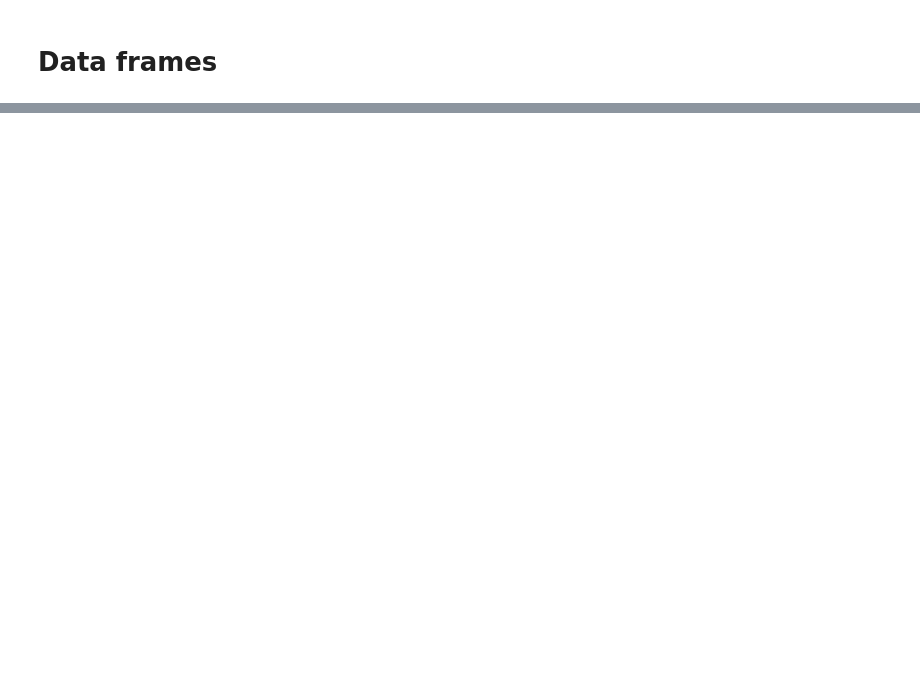
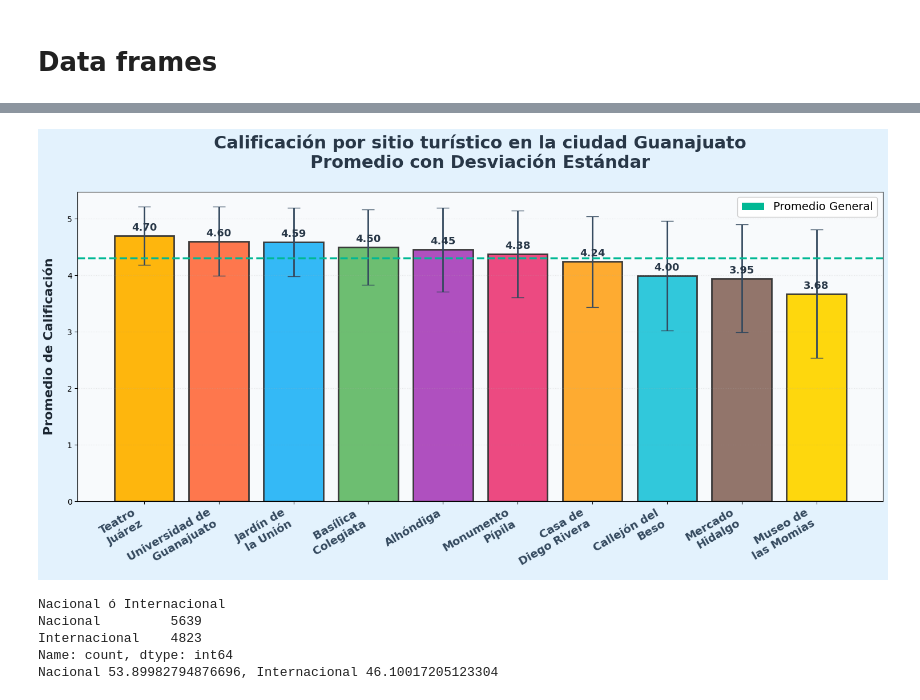
Before and after one commit to Seikened/semestre_IV, a Jupyter notebook: graphic_visualization/proyecto_final/Proyecto_FernandoLeonFranco_codigo.ipynb, the cells around one changed output, grey strips where cells are left out. Cells and saved outputs as stored; diff of their text form; code cells hidden in the pictures; blank space fills up the shorter version.

```diff
--- a/graphic_visualization/proyecto_final/Proyecto_FernandoLeonFranco_codigo.ipynb
+++ b/graphic_visualization/proyecto_final/Proyecto_FernandoLeonFranco_codigo.ipynb
@@ -49,0 +62,6 @@ UnicodeEncodeError: 'ascii' codec can't encode character '\xf3' in position 87:
+# %%
+for site_name, df in lugares_data.items():
+    df['sitio'] = site_name
+
+all_sites = pd.concat(lugares_data.values(), ignore_index=True)
+all_sites.info()
@@ -49,0 +157,8 @@ UnicodeEncodeError: 'ascii' codec can't encode character '\xf3' in position 87:
+# %%
+promedioYDesviacion = all_sites.groupby('sitio').agg(
+    promedioCalificacion=('Escala', 'mean'),
+    desviacionCalificacion=('Escala', 'std')
+).reset_index()
+promedioYDesviacion = promedioYDesviacion.sort_values(by='promedioCalificacion', ascending=False)
+top_10 = promedioYDesviacion.head(10)
+print(top_10)
@@ -49,0 +177,60 @@ UnicodeEncodeError: 'ascii' codec can't encode character '\xf3' in position 87:
+# %%
+sitios = promedioYDesviacion['sitio']
+promedios = promedioYDesviacion['promedioCalificacion']
+desviaciones = promedioYDesviacion['desviacionCalificacion']
+
+plt.figure(figsize=(15, 8))
+
+turismo_colors = ['#FFB300', '#FF7043', '#29B6F6', '#66BB6A', '#AB47BC', '#EC407A', '#FFA726', '#26C6DA', '#8D6E63', '#FFD600']
+
+barras = plt.bar(sitios, promedios,
+                 yerr=desviaciones, capsize=8,
+                 color=turismo_colors,
+                 edgecolor='#333', linewidth=2, alpha=0.95,
+                 error_kw={'elinewidth': 2, 'ecolor': '#34495e'})
+
+plt.title('Calificación por sitio turístico en la ciudad Guanajuato\nPromedio con Desviación Estándar',
+          fontsize=22, fontweight='bold', pad=30, color='#283747')
+plt.ylabel('Promedio de Calificación', fontsize=16, fontweight='bold', labelpad=15, color='#1b2631')
+plt.grid(axis='y', linestyle=':', alpha=0.25)
+
+plt.gca().set_facecolor('#f8fafc')
+plt.gcf().patch.set_facecolor('#e3f2fd')
+
+plt.xticks(rotation=30, ha='right', fontsize=14, fontweight='bold', color='#34495e')
+
+for barra, promedio in zip(barras, promedios):
+    plt.text(barra.get_x() + barra.get_width() / 2,
+             barra.get_height() + 0.05,
+             f'{promedio:.2f}',
+             ha='center', va='bottom',
+             fontsize=13, fontweight='bold',
+             color='#283747')
+
+promedio_global = np.mean(promedios)
+plt.axhline(y=promedio_global, color='#00b894', linestyle='--', linewidth=2.5,
+            label=f'Promedio General: {promedio_global:.2f}')
+
+legend_elements = [
+    Patch(facecolor='#00b894', edgecolor='none', label='Promedio General')
+]
+plt.legend(handles=legend_elements, loc='upper right', framealpha=1, fontsize=14)
+
+plt.tight_layout()
+plt.show()
+# %% [output]
+[figure, added]
+# %%
+conteo = all_sites['Nacional ó Internacional'].value_counts()
+print(conteo)
+
+total_personas = (5639 + 4823)
+nacional = (5639 / total_personas) * 100
+internacional = ( 4823 / total_personas) * 100
+print(f'Nacional {nacional}, Internacional {internacional}')
+# %% [output]
+Nacional ó Internacional
+Nacional         5639
+Internacional    4823
+Name: count, dtype: int64
+Nacional 53.89982794876696, Internacional 46.10017205123304
```
Also changed, not shown: parts of 9 cells of this notebook.
